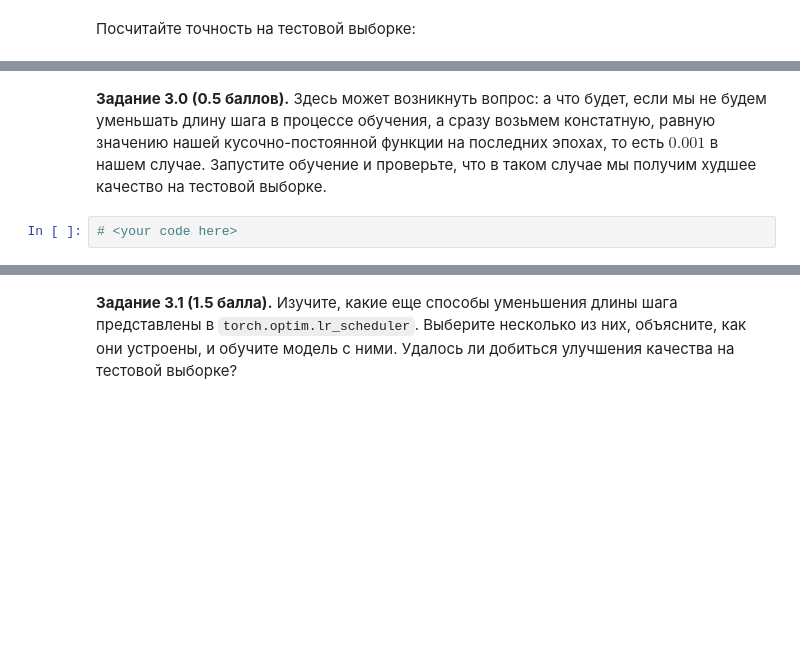
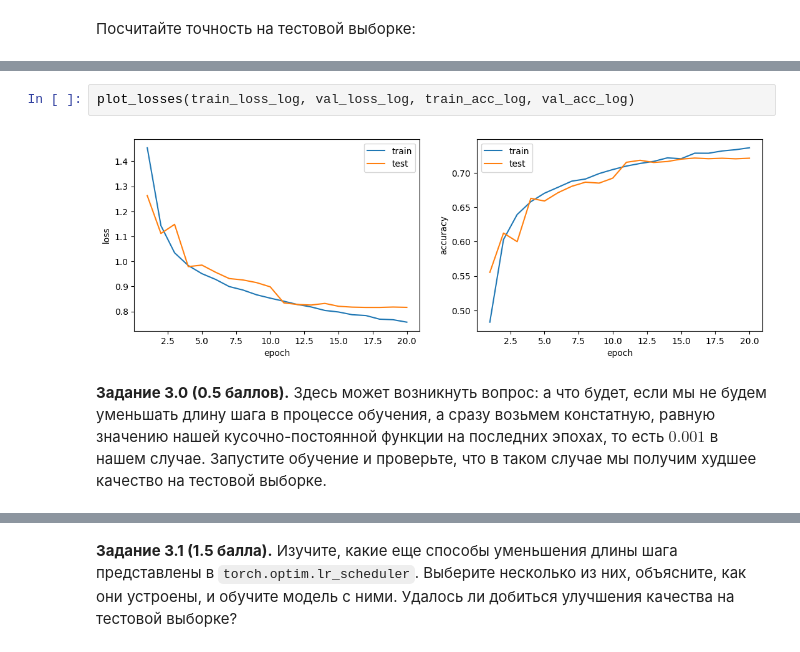
Before and after one commit to tararonis/4.hse-dl, a Jupyter notebook: HT2/shw-02-cnn.ipynb, the cells around one changed output, grey strips where cells are left out. Drawn from its saved outputs; the diff is of its cells as text; blank space fills up the shorter version.

```diff
--- a/HT2/shw-02-cnn.ipynb
+++ b/HT2/shw-02-cnn.ipynb
@@ -245,4 +344,6 @@ tr_loss_log, tr_acc_log, val_loss_log, val_acc_log = train(net, optimizer, 20, t
+# %%
+plot_losses(train_loss_log, val_loss_log, train_acc_log, val_acc_log)
+# %% [output]
+[figure, added]
 # %% [markdown]
 **Задание 3.0 (0.5 баллов).** Здесь может возникнуть вопрос: а что будет, если мы не будем уменьшать длину шага в процессе обучения, а сразу возьмем констатную, равную значению нашей кусочно-постоянной функции на последних эпохах, то есть $0.001$ в нашем случае. Запустите обучение и проверьте, что в таком случае мы получим худшее качество на тестовой выборке.
-# %%
-# <your code here>
```
Also changed, not shown: parts of 45 cells of this notebook.
